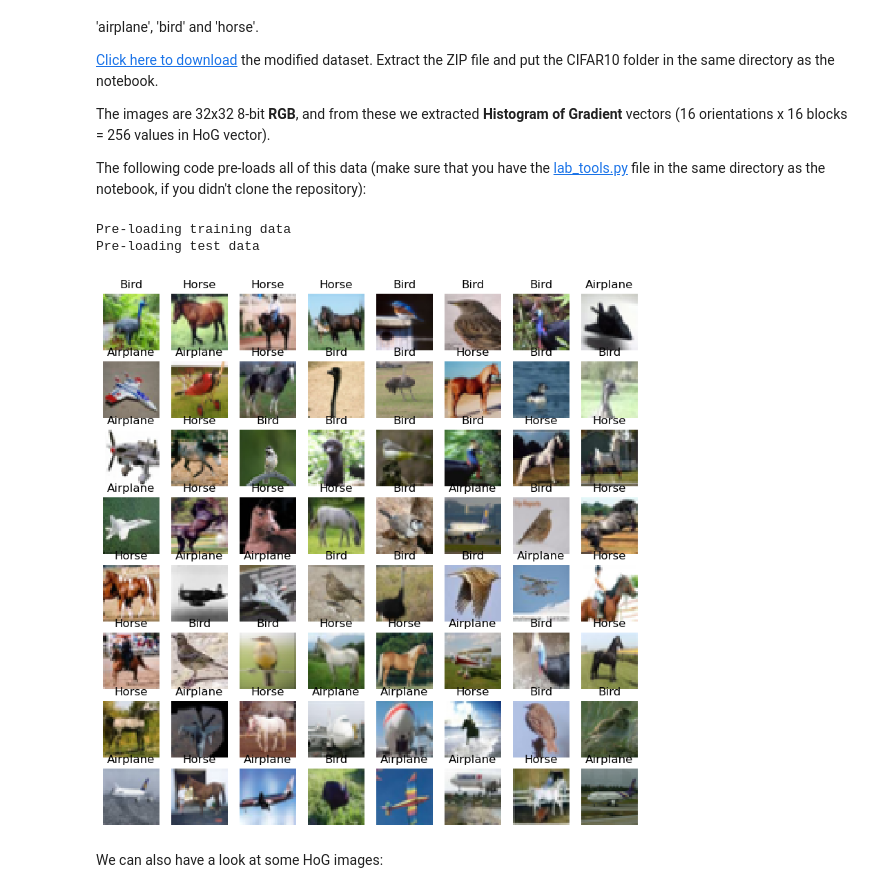
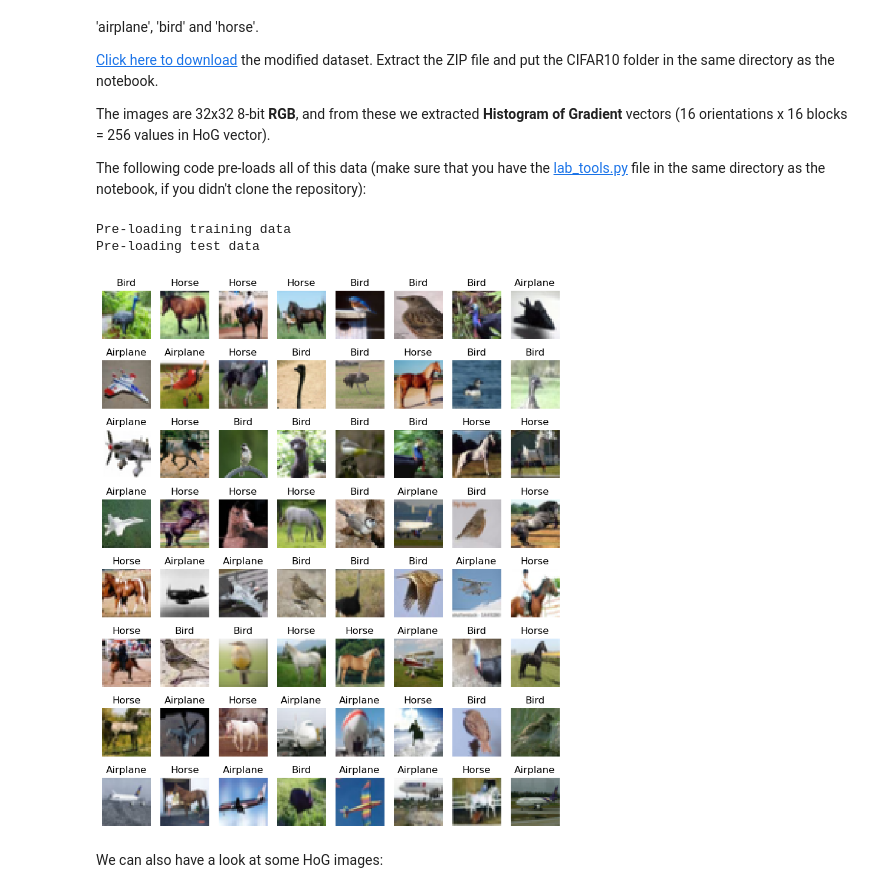
Before and after one commit to Raspberree/info-h-501, a Jupyter notebook: docs/LABS/ML0_Introduction.ipynb, the cells around one changed output. Cells and saved outputs as stored; diff of their text form; code cells hidden in the pictures.

```diff
--- a/docs/LABS/ML0_Introduction.ipynb
+++ b/docs/LABS/ML0_Introduction.ipynb
@@ -30,21 +30,22 @@ import numpy as np
 from matplotlib import pyplot as plt
 from sklearn.model_selection import cross_val_score
 # %%
+# displays the first 64 training images, each as a32x32px RGB image
 dataset = CIFAR10('CIFAR10/')
 
 %matplotlib inline
 
-plt.figure(figsize=(10,10))
+plt.figure(figsize=(10,12))
 for i in range(64):
     plt.subplot(8,8,i+1)
     plt.imshow(dataset.train['images'][i].reshape((32,32,3)), interpolation='none')
     plt.title(dataset.labels[dataset.train['labels'][i]])
     plt.axis('off')
 plt.show()
 # %% [output]
 Pre-loading training data
 Pre-loading test data
-[figure, old version]
+[figure, new version]
 # %% [markdown]
 We can also have a look at some HoG images:
 # %%
```
Also changed, not shown: parts of 33 cells of this notebook.
